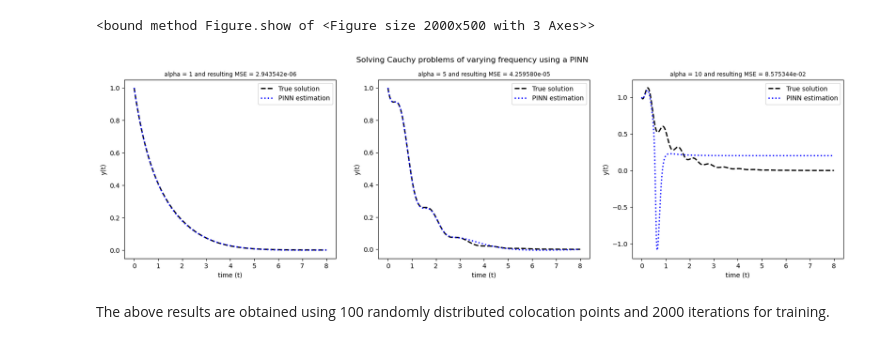
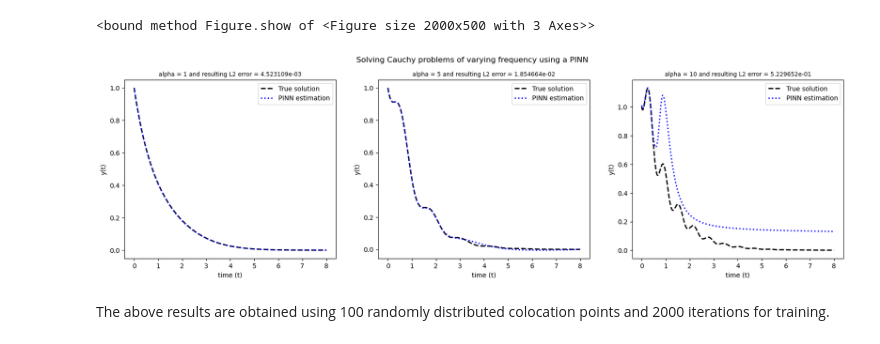
Before and after one commit to CS-433/ml-project-2-hapinness, a Jupyter notebook: cauchy_local.ipynb, the cells around one changed output. Saved outputs shown, nothing was run; the diff lists cells and outputs as text; code cells hidden in the pictures.

```diff
--- a/cauchy_local.ipynb
+++ b/cauchy_local.ipynb
@@ -135,38 +138,41 @@ device = torch.device("cuda") if torch.cuda.is_available() else torch.device("cp
 t_fine = torch.linspace(lower_bound, upper_bound, steps=N_fine).reshape(1,-1).T.to(device)
 
 
 alpha_lst = [1,5,10]
 error_lst = []
 
 fig, ax = plt.subplots(1,3, figsize=(20, 5))
 plt_idx = 0
 for alpha in alpha_lst:
-
+    torch.manual_seed(0)
     model = Model(t_col, t_init, alpha)
     model.train()
 
     mod = model.model
     mod.eval()
     with torch.no_grad():
         y_pred = mod(t_fine).cpu()
 
     mse = nn.MSELoss()
-    error = mse(y_pred, result_funct(alpha, t_fine))
-    error_lst.append(error)
+    error_MSE = mse(y_pred, result_funct(alpha, t_fine))
+
+    y_exact = result_funct(alpha, t_fine)
+    error_L2 = np.linalg.norm(y_exact - y_pred,2)/np.linalg.norm(y_exact,2)
+    error_lst.append(error_L2)
 
 
-    ax[plt_idx].plot(t_fine, result_funct(alpha, t_fine), color='black',linestyle='--', linewidth=2, label='True solution')
+    ax[plt_idx].plot(t_fine, y_exact, color='black',linestyle='--', linewidth=2, label='True solution')
     ax[plt_idx].plot(t_fine, y_pred, color='blue', linestyle=':', linewidth=2, label='PINN estimation')
     ax[plt_idx].legend()
     ax[plt_idx].set(xlabel="time (t)", ylabel="y(t)")
-    ax[plt_idx].set_title('alpha = %d and resulting MSE = %e'%(alpha,error),fontsize=9)
+    ax[plt_idx].set_title('alpha = %d and resulting L2 error = %e'%(alpha,error_L2),fontsize=9)
     plt_idx+=1
 
 
 plt.suptitle("Solving Cauchy problems of varying frequency using a PINN")
 fig.show
 # %% [output]
 <bound method Figure.show of <Figure size 2000x500 with 3 Axes>>
-[figure, old version]
+[figure, new version]
 # %% [markdown]
 The above results are obtained using 100 randomly distributed colocation points and 2000 iterations for training.
```
Also changed, not shown: parts of 1 cell of this notebook, 2 other files.
